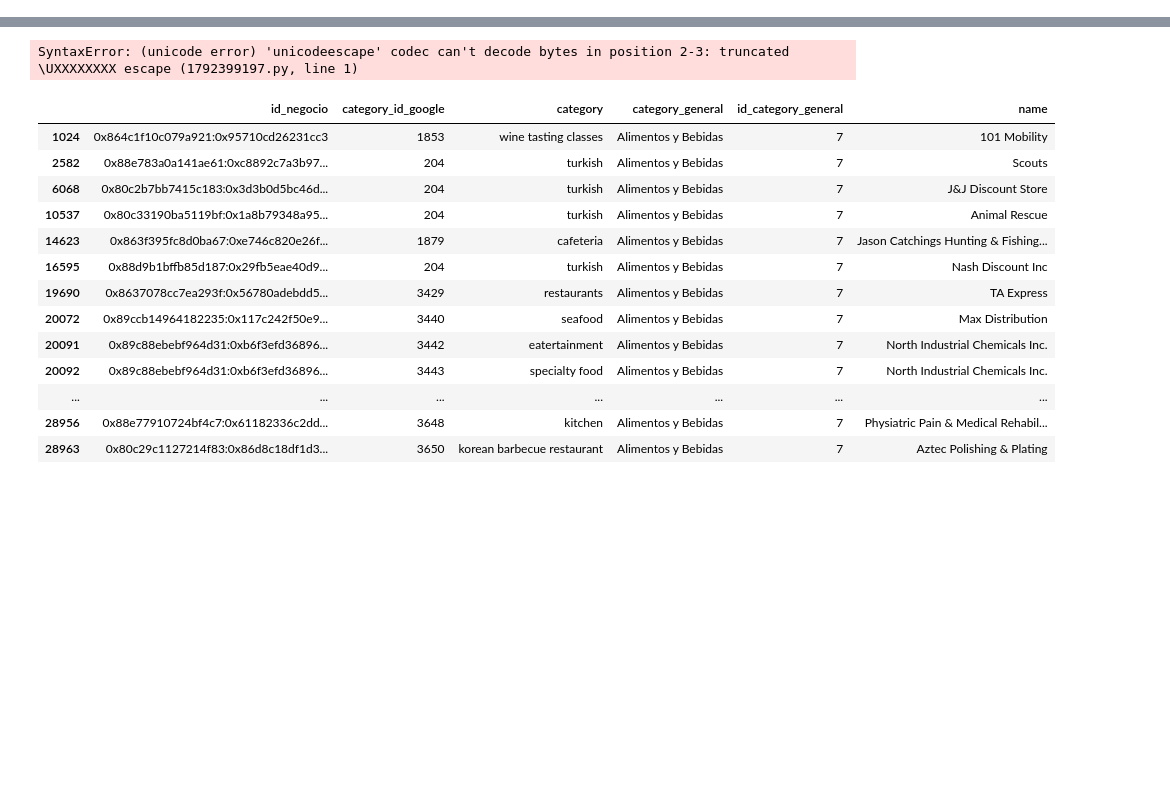
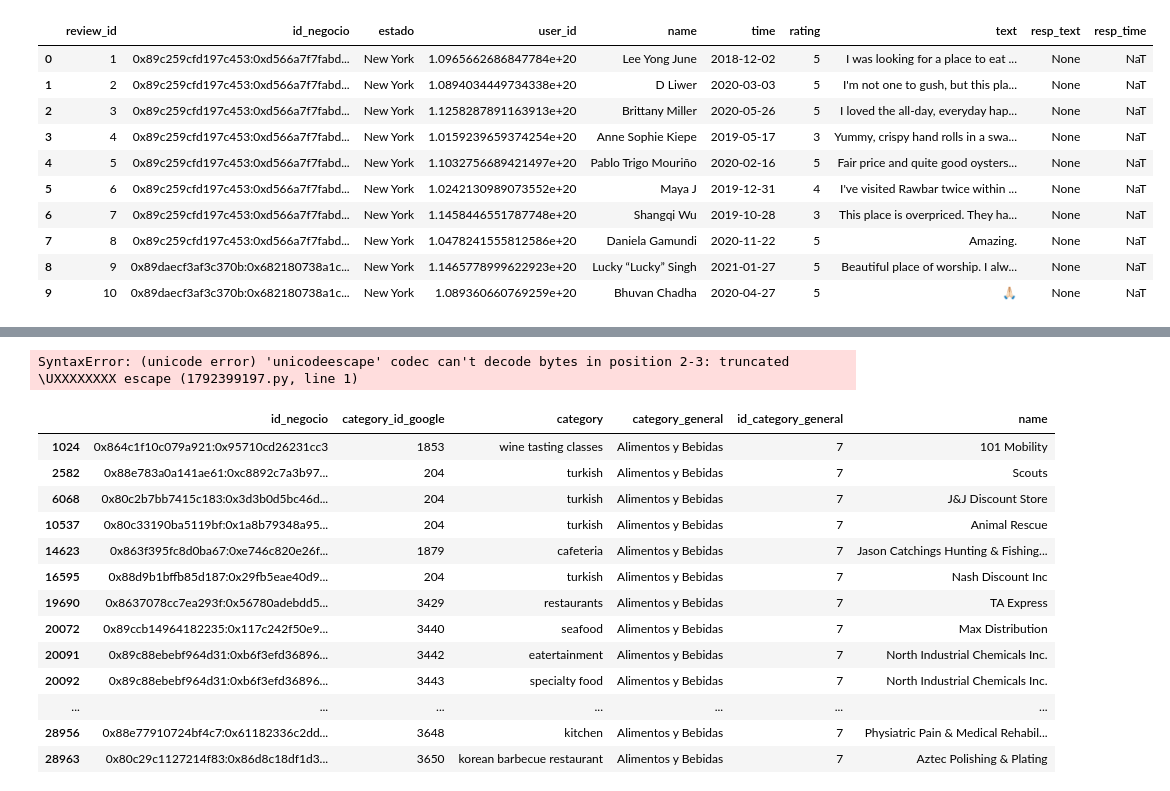
Before and after one commit to agustin-caceres/DataPulse_Gmaps_Yelp, a Jupyter notebook: prueba.ipynb, the cells around one changed output, grey strips where cells are left out. Saved outputs shown, nothing was run; the diff lists cells and outputs as text; code cells hidden in the pictures; blank space fills up the shorter version.

```diff
--- a/prueba.ipynb
+++ b/prueba.ipynb
@@ -1,5 +1,19 @@
 # %%
 import pandas as pd
+# %%
+reviews = pd.read_parquet(r'C:\Users\mauri\OneDrive\Escritorio\proyectogrupal\data\g_5_estados_seleccionados (1).parquet', engine='pyarrow')
+# %% [output]
+|  | review_id | id_negocio | estado | user_id | name | time | rating | text | resp_text | resp_time |
+| 0 | 1 | 0x89c259cfd197c453:0xd566a7f7fabd... | New York | 1.0965662686847784e+20 | Lee Yong June | 2018-12-02 | 5 | I was looking for a place to eat ... | None | NaT |
+| 1 | 2 | 0x89c259cfd197c453:0xd566a7f7fabd... | New York | 1.0894034449734338e+20 | D Liwer | 2020-03-03 | 5 | I'm not one to gush, but this pla... | None | NaT |
+| 2 | 3 | 0x89c259cfd197c453:0xd566a7f7fabd... | New York | 1.1258287891163913e+20 | Brittany Miller | 2020-05-26 | 5 | I loved the all-day, everyday hap... | None | NaT |
+| 3 | 4 | 0x89c259cfd197c453:0xd566a7f7fabd... | New York | 1.0159239659374254e+20 | Anne Sophie Kiepe | 2019-05-17 | 3 | Yummy, crispy hand rolls in a swa... | None | NaT |
+| 4 | 5 | 0x89c259cfd197c453:0xd566a7f7fabd... | New York | 1.1032756689421497e+20 | Pablo Trigo Mouriño | 2020-02-16 | 5 | Fair price and quite good oysters... | None | NaT |
+| 5 | 6 | 0x89c259cfd197c453:0xd566a7f7fabd... | New York | 1.0242130989073552e+20 | Maya J | 2019-12-31 | 4 | I've visited Rawbar twice within ... | None | NaT |
+| 6 | 7 | 0x89c259cfd197c453:0xd566a7f7fabd... | New York | 1.1458446551787748e+20 | Shangqi Wu | 2019-10-28 | 3 | This place is overpriced. They ha... | None | NaT |
+| 7 | 8 | 0x89c259cfd197c453:0xd566a7f7fabd... | New York | 1.0478241555812586e+20 | Daniela Gamundi | 2020-11-22 | 5 | Amazing. | None | NaT |
+| 8 | 9 | 0x89daecf3af3c370b:0x682180738a1c... | New York | 1.1465778999622923e+20 | Lucky “Lucky” Singh | 2021-01-27 | 5 | Beautiful place of worship. I alw... | None | NaT |
+| 9 | 10 | 0x89daecf3af3c370b:0x682180738a1c... | New York | 1.089360660769259e+20 | Bhuvan Chadha | 2020-04-27 | 5 | 🙏🏻 | None | NaT |
 # %%
 g_sitios = pd.read_parquet(r'C:\Users\mauri\OneDrive\Escritorio\proyectogrupal\data\g_sitios_v4.parquet', engine='pyarrow')
 g_sitios.head()
```
Also changed, not shown: 2 other files.
